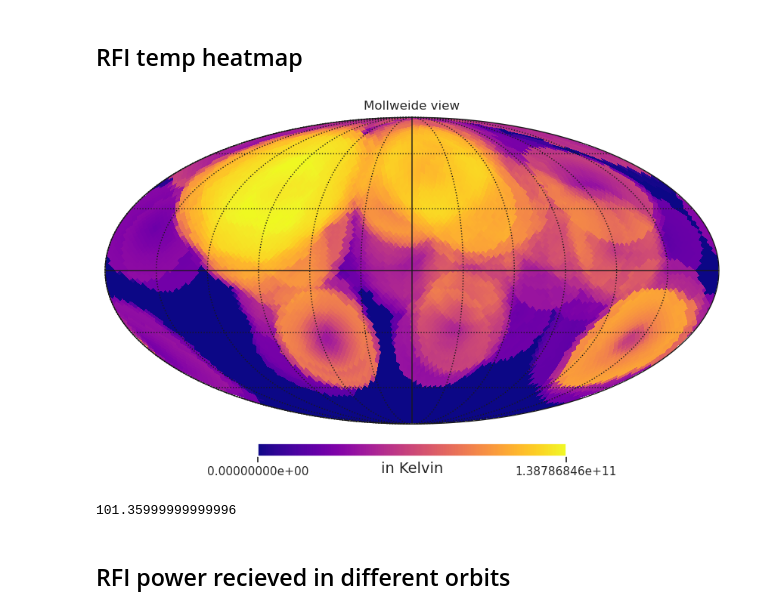
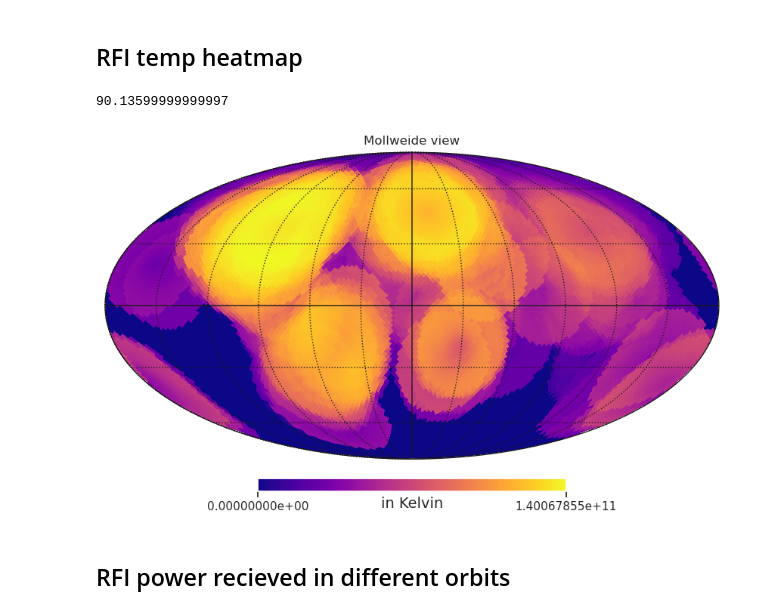
Before and after one commit to Bharatcs/rfi, a Jupyter notebook: Project/starfire_main.ipynb, the cells around one changed output. Drawn from its saved outputs; the diff is of its cells as text; code cells hidden in the pictures.

```diff
--- a/Project/starfire_main.ipynb
+++ b/Project/starfire_main.ipynb
@@ -1127,17 +1340,18 @@ plt.show()
 # %% [markdown]
 ## RFI temp heatmap
+# %%
+freq_range[144]
+# %% [output]
+90.13599999999997
 # %%
 test_plot1 = np.zeros(hp.nside2npix(nside))
-test_plot1[0:np.size(power_output[2,:,150])] = power_output[2,:,200]
+test_plot1[0:np.size(power_output[2,:,150])] = power_output[2,:,144]
 hp.mollview(test_plot1,cmap='plasma',unit="in Kelvin",norm='hist',flip='geo',format= '%.8e')#,cb_orientation="vertical",title="Mollweide projection for Received power in Kelvin at 88.9MHz",flip='g')
 hp.graticule()
+plt.savefig('/home/saurabhs/Documents/Yogen_starfire/SF_images/RFI_latestHM.pdf')
 plt.show()
 # %% [output]
-[figure, old version]
+[figure, new version]
-# %%
-freq_range[190]
-# %% [output]
-101.35999999999996
 # %%
 powercube_df=pd.DataFrame(power_output[0,:,:])
 # powercube_df.to_csv('/home/saurabhs/Documents/Yogen_starfire/RFInosynth_cubeLeo')
```
Also changed, not shown: parts of 47 cells of this notebook, 4 other files.
